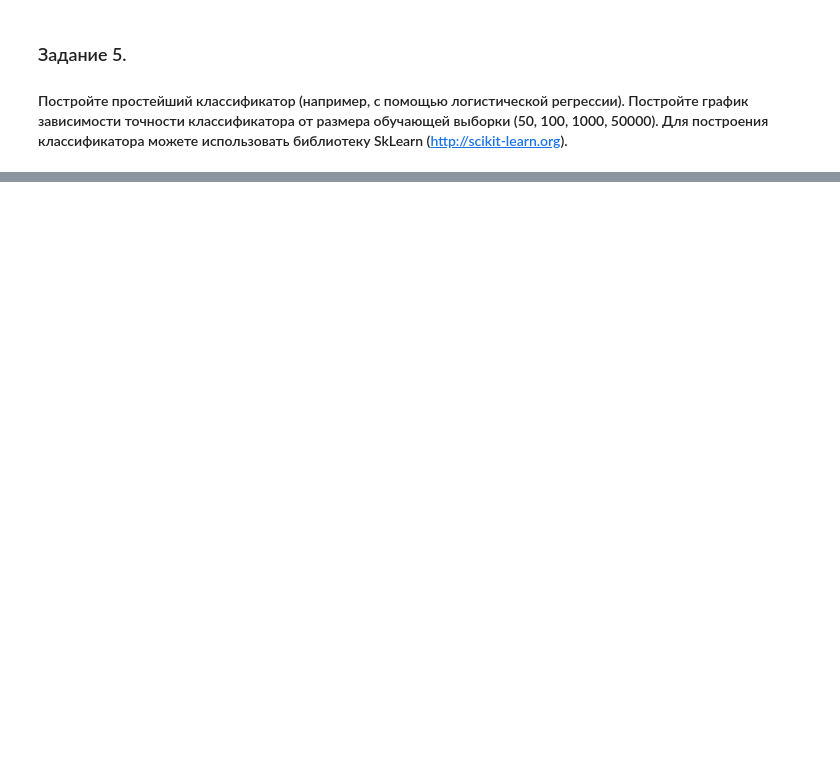
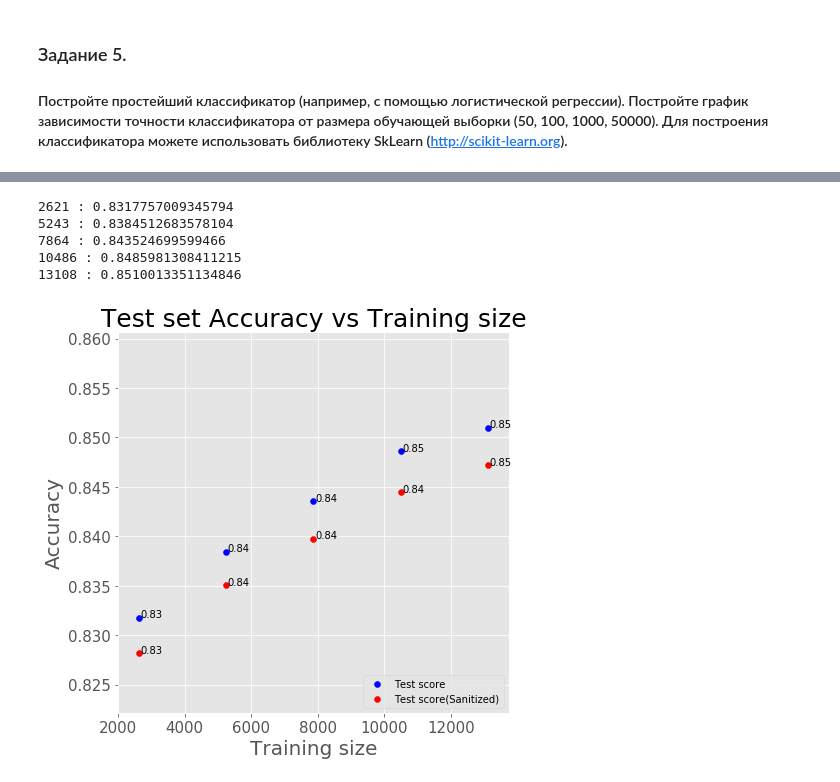
Before and after one commit to AliaksandrStasiuk/master_machine_learning_2, a Jupyter notebook: 1/1.ipynb, the cells around one changed output, grey strips where cells are left out. Drawn from its saved outputs; the diff is of its cells as text; code cells hidden in the pictures; blank space fills up the shorter version.

```diff
--- a/1/1.ipynb
+++ b/1/1.ipynb
@@ -215,0 +191,56 @@ Please also refer to the documentation for alternative solver options:
+# %%
+from sklearn.linear_model import LogisticRegression, SGDClassifier
+from sklearn.metrics import accuracy_score
+
+plt.style.use('ggplot')
+np.random.seed(42)
+
+max_size = len(X_train)
+
+tr_sizes = [int(max_size*i/5) for i in range(1,6)]
+
+test_scores, test_scores_sanit = [[] for _ in range(2)]
+
+for tr_size in tr_sizes:
+
+    indices = np.random.randint(0, X_train.shape[0], tr_size)
+
+    X = X_train[indices, :, :]\
+        .reshape(-1, X_train.shape[1] * X_train.shape[2])
+    y = y_train[indices]
+
+    clf = SGDClassifier().fit(X, y)
+
+    y_pred = clf.predict(X_test.reshape(X_test.shape[0], -1))
+    y_pred_sanit = clf.predict(X_test_sanit
+                                   .reshape(X_test_sanit.shape[0], -1))
+
+    test_score = accuracy_score(y_pred, y_test)
+    test_score_sanit = accuracy_score(y_pred_sanit, y_test_sanit)
+    test_scores.append(test_score)
+    test_scores_sanit.append(test_score_sanit)
+
+    print(tr_size,':' ,accuracy_score(y_test, y_pred))
+
+
+plt.figure(figsize=(7, 7))
+plt.xlabel('Training size', fontsize=20)
+plt.ylabel('Accuracy', fontsize=20)
+plt.xticks(fontsize=15)
+plt.yticks(fontsize=15)
+for x, y in zip(tr_sizes, test_scores):
+    plt.text(x + 50, y, '{:.2f}'.format(y))
+for x, y in zip(tr_sizes, test_scores_sanit):
+    plt.text(x + 50, y, '{:.2f}'.format(y))
+
+plt.scatter(tr_sizes, test_scores, label='Test score', color='blue');
+plt.scatter(tr_sizes, test_scores_sanit, label='Test score(Sanitized)', color='red');
+plt.legend(loc=4)
+plt.title('Test set Accuracy vs Training size', fontsize=25);
+# %% [output]
+2621 : 0.8317757009345794
+5243 : 0.8384512683578104
+7864 : 0.843524699599466
+10486 : 0.8485981308411215
+13108 : 0.8510013351134846
+[figure, added]
```
Also changed, not shown: parts of 13 cells of this notebook, 2 other files.
